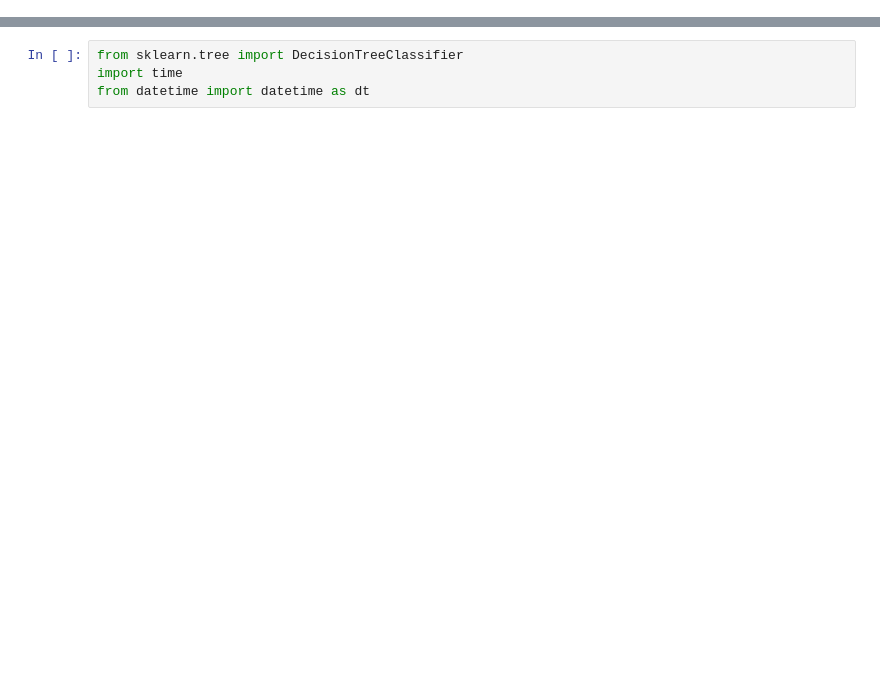
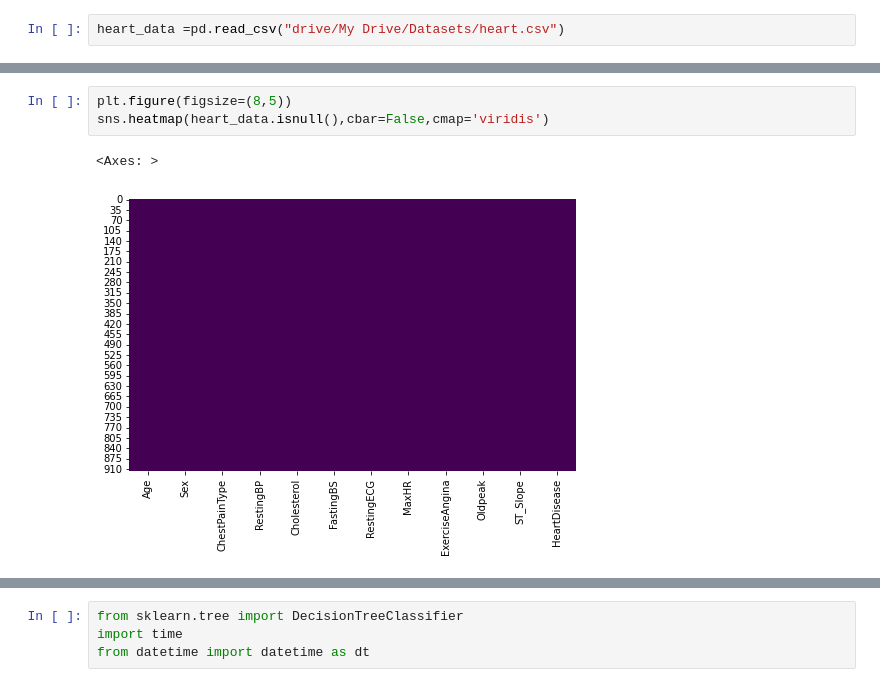
Before and after one commit to lovepreetmultani/python, a Jupyter notebook: HeartFailurePrediction.ipynb, the cells around one changed output, grey strips where cells are left out. Saved outputs shown, nothing was run; the diff lists cells and outputs as text; blank space fills up the shorter version.

```diff
--- a/HeartFailurePrediction.ipynb
+++ b/HeartFailurePrediction.ipynb
@@ -96,0 +19,2 @@ X_train, X_test, y_train, y_test = train_test_split(X, y, test_size=0.3)
+# %%
+heart_data =pd.read_csv("drive/My Drive/Datasets/heart.csv")
@@ -96,0 +46,6 @@ X_train, X_test, y_train, y_test = train_test_split(X, y, test_size=0.3)
+# %%
+plt.figure(figsize=(8,5))
+sns.heatmap(heart_data.isnull(),cbar=False,cmap='viridis')
+# %% [output]
+<Axes: >
+[figure, added]
```
Also changed, not shown: parts of 103 cells of this notebook.
